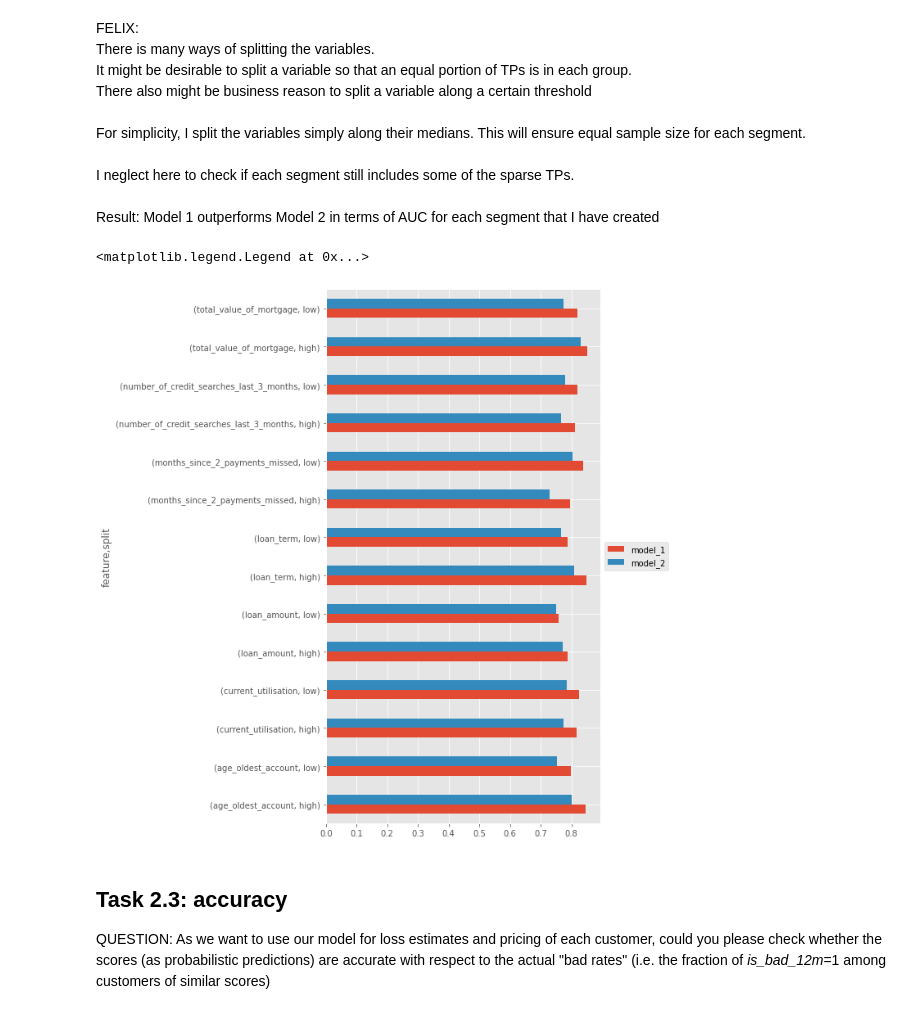
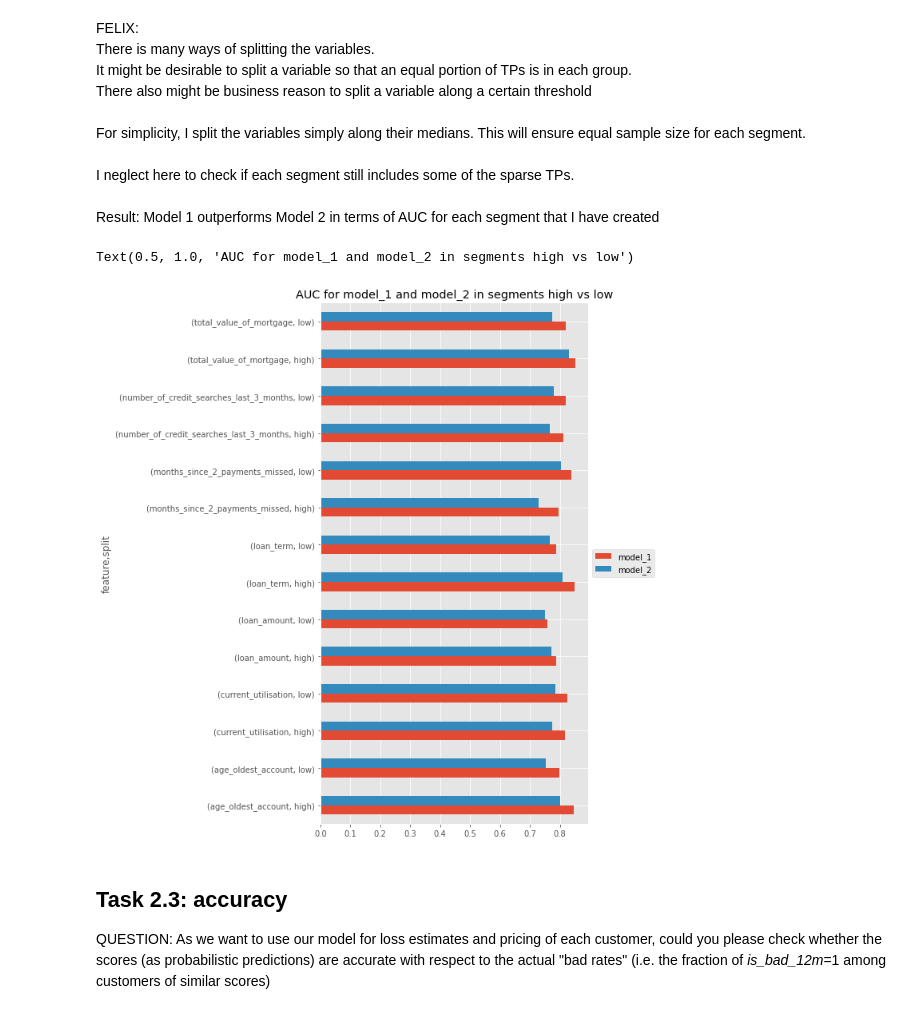
Before and after one commit to FelixHoeschle/m_take_home, a Jupyter notebook: 2_main_tasks.ipynb, the cells around one changed output. Saved outputs shown, nothing was run; the diff lists cells and outputs as text; code cells hidden in the pictures.

```diff
--- a/2_main_tasks.ipynb
+++ b/2_main_tasks.ipynb
@@ -120,24 +121,25 @@ for feature in relevant_features_for_split:
 # %%
 # Calculate AUC for each segment and model
 rows = []
 for feature in relevant_features_for_split:
     for split in ['high', 'low']:
         for model in ['model_1', 'model_2']:
             auc_score, _, _, _, sample_size, bad_rate = classification_power(ap_df_monitoring.query(f'{feature}_split==@split'), 'is_bad_12m', model)
             rows.append([feature, split, model, auc_score])
 
 
 # Create a dataframe from the rows
 model_performance_segmented = pd.DataFrame(rows, columns=['feature', 'split', 'model', 'auc'])
 model_performance_segmented = model_performance_segmented.pivot_table(index=['feature', 'split'], columns='model', values='auc')
 
 
 # Plot results -> Model 1 performs better in all segments w.r.t to AUC
 model_performance_segmented.plot(kind='barh', figsize=(6, 12))
 plt.legend(loc='center left', bbox_to_anchor=(1, 0.5))
+plt.title('AUC for model_1 and model_2 in segments high vs low')
 # %% [output]
-<matplotlib.legend.Legend at 0x...>
+Text(0.5, 1.0, 'AUC for model_1 and model_2 in segments high vs low')
-[figure, old version]
+[figure, new version]
 # %% [markdown]
 ## Task 2.3: accuracy
 QUESTION: As we want to use our model for loss estimates and pricing of each customer, could you please check whether the scores (as probabilistic predictions) are accurate with respect to the actual "bad rates" (i.e. the fraction of *is_bad_12m*=1 among customers of similar scores)
```
Also changed, not shown: parts of 2 cells of this notebook.
